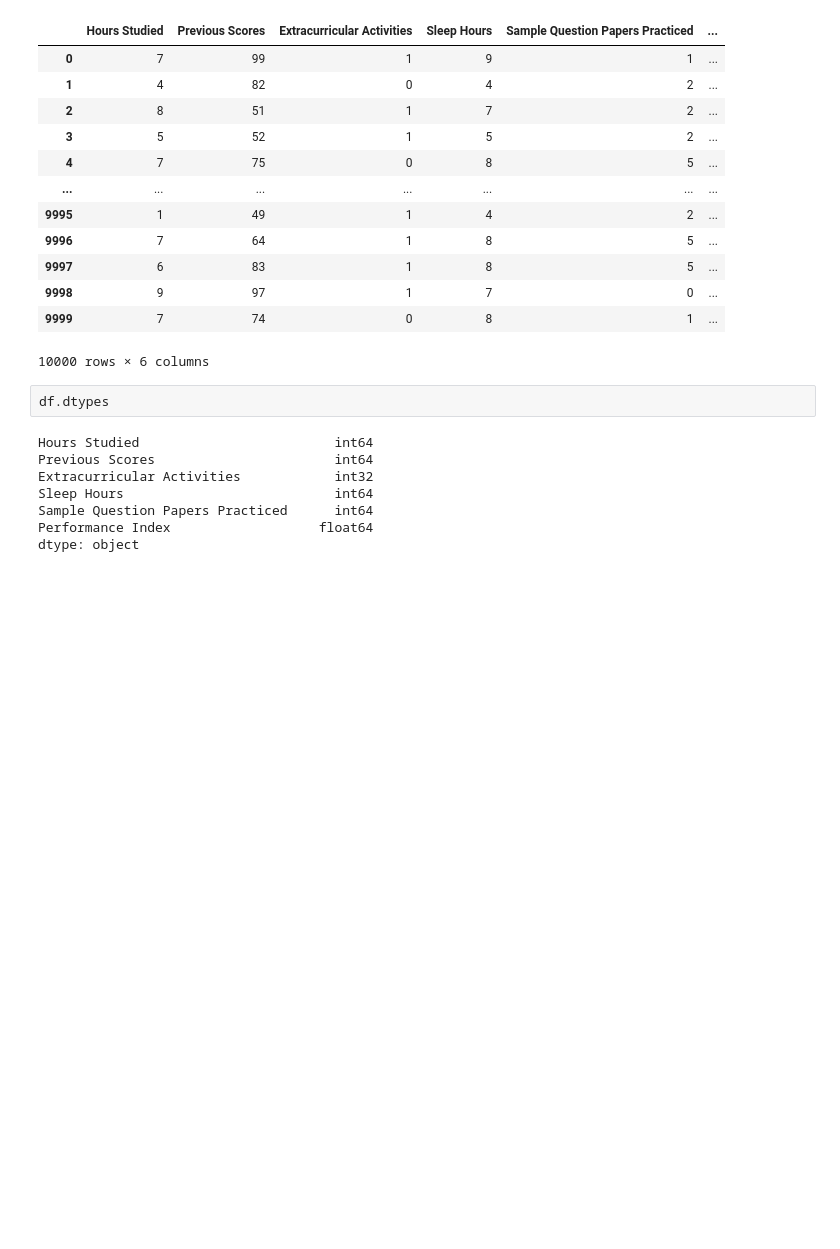
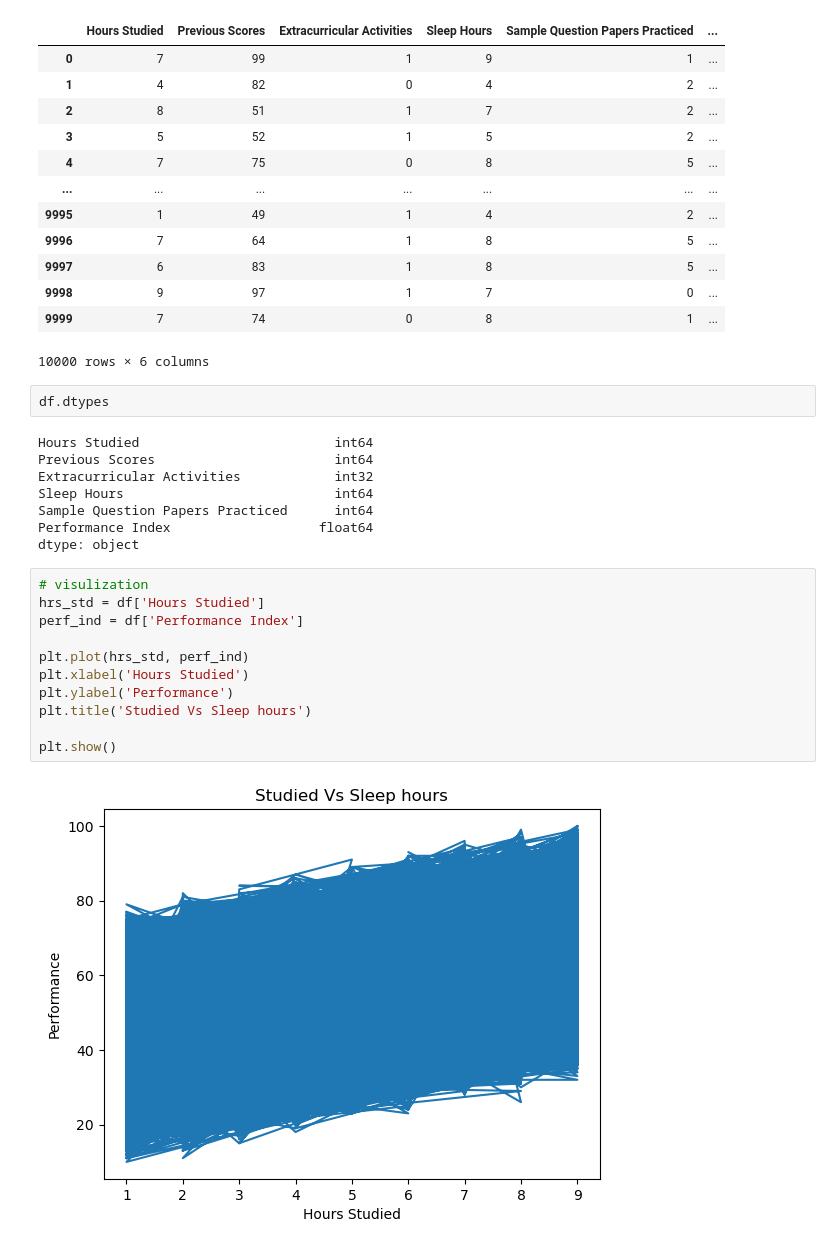
Before and after one commit to chaudhary-dotcom/Python-Beginning-, a Jupyter notebook: linear_regre4.ipynb, the cells around one changed output. Cells and saved outputs as stored; diff of their text form; blank space fills up the shorter version.

```diff
--- a/linear_regre4.ipynb
+++ b/linear_regre4.ipynb
@@ -113,3 +113,16 @@ Sleep Hours                           int64
 Sample Question Papers Practiced      int64
 Performance Index                   float64
 dtype: object
+# %%
+# visulization
+hrs_std = df['Hours Studied']
+perf_ind = df['Performance Index']
+
+plt.plot(hrs_std, perf_ind)
+plt.xlabel('Hours Studied')
+plt.ylabel('Performance')
+plt.title('Studied Vs Sleep hours')
+
+plt.show()
+# %% [output]
+[figure, added]
```
Also changed, not shown: parts of 1 cell of this notebook.
